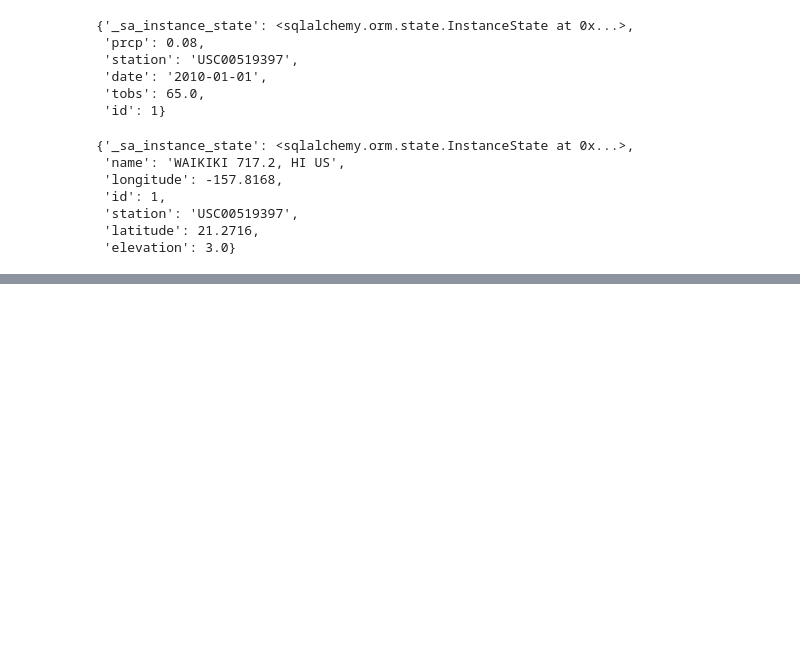
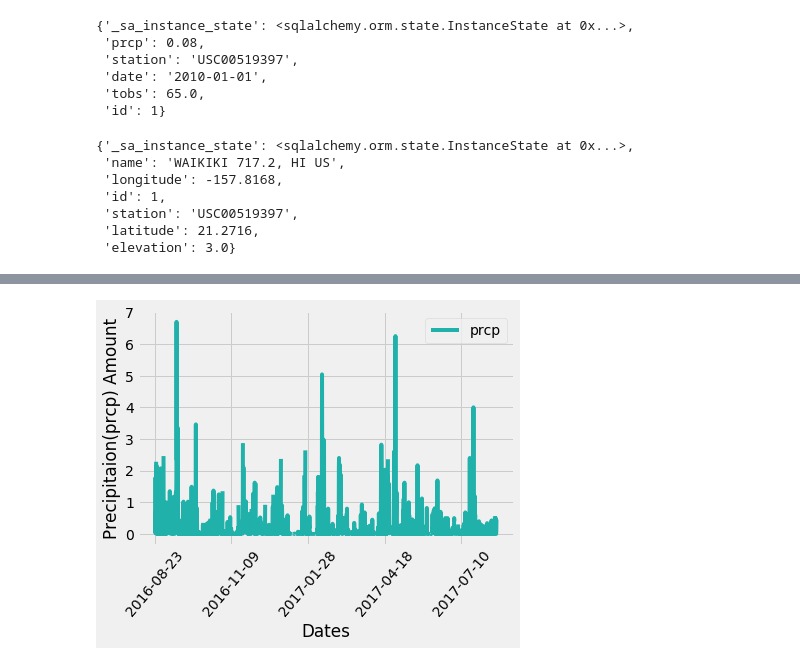
Before and after one commit to tnatoli29/sqlalchemy-challenge-, a Jupyter notebook: Climate/Climate Analysis.ipynb, the cells around one changed output, grey strips where cells are left out. Drawn from its saved outputs; the diff is of its cells as text; code cells hidden in the pictures; blank space fills up the shorter version.

```diff
--- a/Climate/Climate Analysis.ipynb
+++ b/Climate/Climate Analysis.ipynb
@@ -59,3 +59,13 @@ first_row.__dict__
  'station': 'USC00519397',
  'latitude': 21.2716,
  'elevation': 3.0}
+# %%
+#Retrieve the last 12 months of precipitation
+#Find the last day in the data set
+last_day = session.query(measure.date).order_by(measure.date.desc()).first()
+
+print(f"The last day in the data set is {last_day[0]}.")
+
+#Get the data for one year ago
+last_year_day = (dt.datetime.strptime(last_day[0],'%Y-%m-%d') - dt.timedelta(days=365)).strftime('%Y-%m-%d')
+print(f"The last day in in the data set from 1 year ago is {last_year_day}.")
@@ -61,0 +75,7 @@ first_row.__dict__
+# %%
+# Perform a query to retrieve the data and precipitation scores
+measure_columns = (measure.date, measure.prcp)
+
+yearly_data = session.query(*measure_columns).filter(measure.date >= last_year_day).all()
+
+yearly_data[:10]
@@ -61,0 +93,5 @@ first_row.__dict__
+# %%
+#Save the query results as a Pandas DataFrame and set the index to the date column
+yearly_data_df = pd.DataFrame(yearly_data)
+
+yearly_data_df.head()
@@ -61,0 +105,14 @@ first_row.__dict__
+# %%
+#Set index to data column
+yearly_data_df.set_index('date',inplace = True)
+yearly_data_df = yearly_data_df.sort_index()
+# %%
+#Plot the data
+prcp = yearly_data_df.plot(rot= 50, color = "lightseagreen")
+prcp
+
+plt.xlabel("Dates")
+plt.ylabel("Precipitaion(prcp) Amount")
+plt.show()
+# %% [output]
+[figure, added]
```
Also changed, not shown: parts of 6 cells of this notebook.
